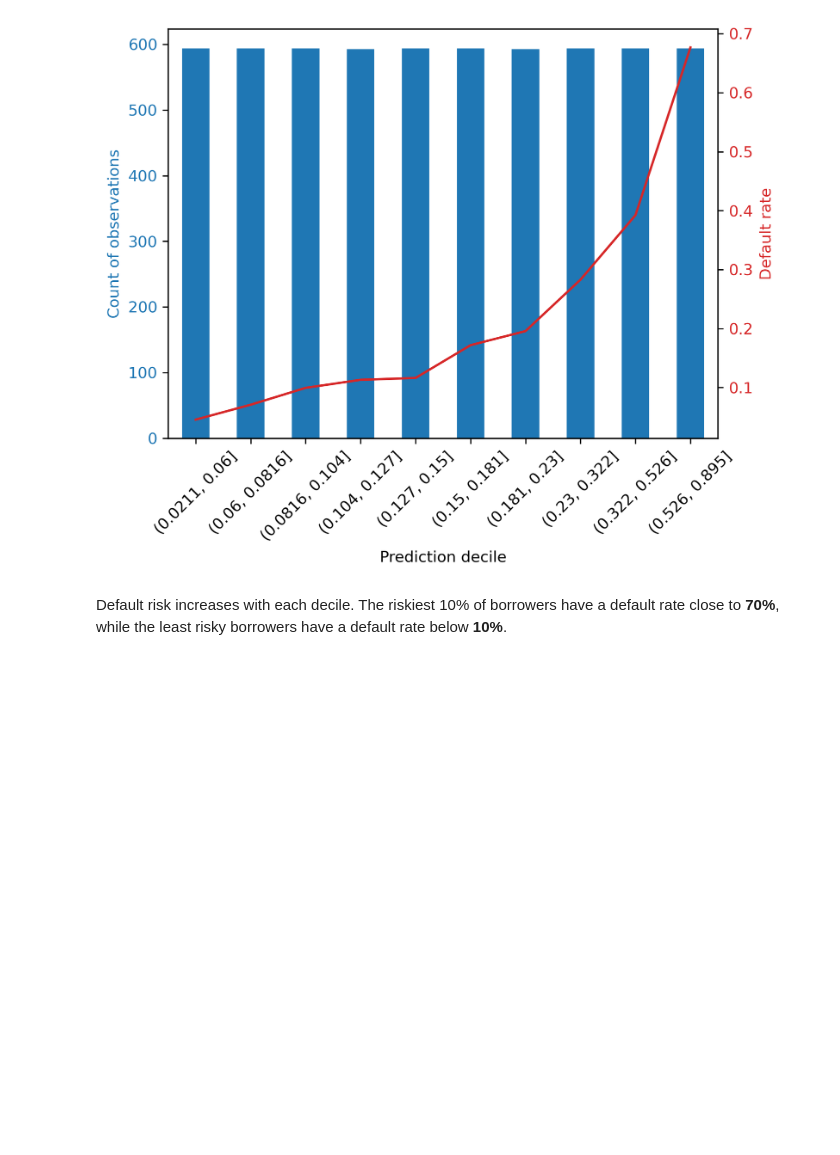
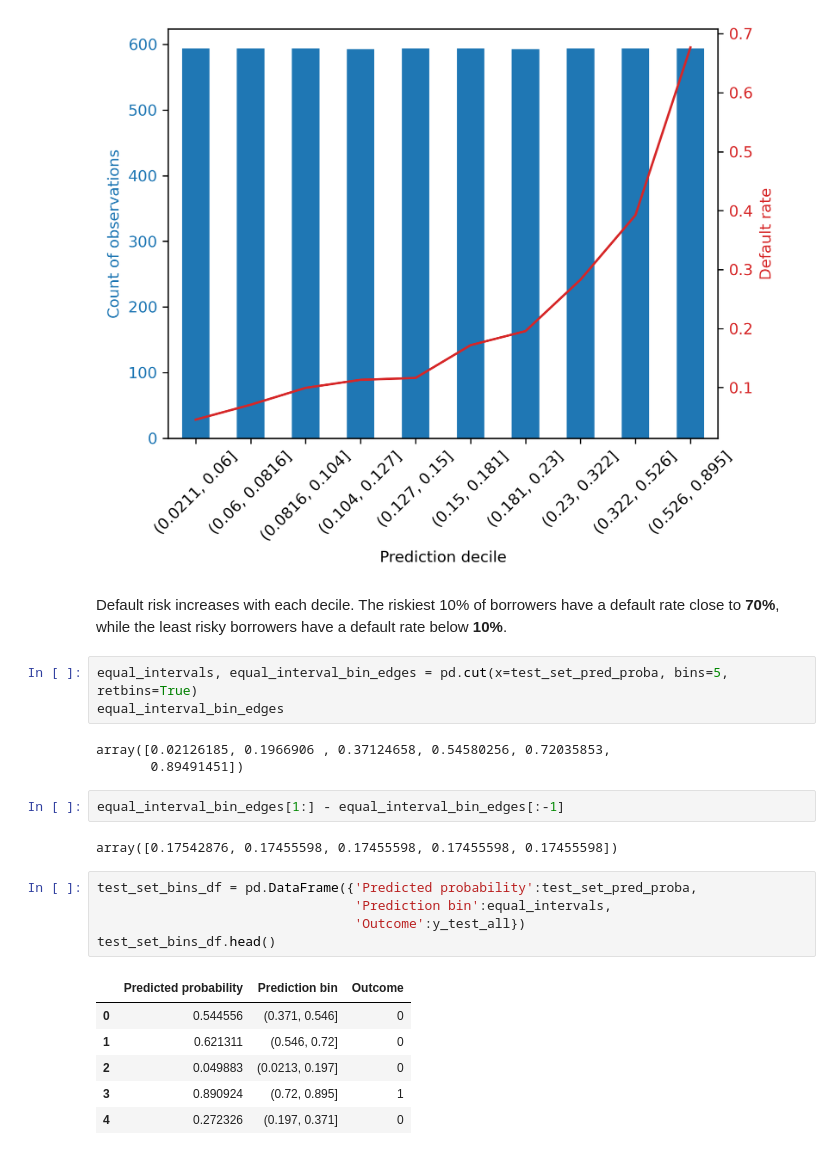
Before and after one commit to yildiramdsa/credit-card-default, a Jupyter notebook: notebooks/model_performance.ipynb, the cells around one changed output. Saved outputs shown, nothing was run; the diff lists cells and outputs as text; blank space fills up the shorter version.

```diff
--- a/notebooks/model_performance.ipynb
+++ b/notebooks/model_performance.ipynb
@@ -93,3 +93,25 @@ ax_2.tick_params(axis='y', labelcolor=color_2)
 [figure]
 # %% [markdown]
 Default risk increases with each decile. The riskiest 10% of borrowers have a default rate close to **70%**, while the least risky borrowers have a default rate below **10%**.
+# %%
+equal_intervals, equal_interval_bin_edges = pd.cut(x=test_set_pred_proba, bins=5, retbins=True)
+equal_interval_bin_edges
+# %% [output]
+array([0.02126185, 0.1966906 , 0.37124658, 0.54580256, 0.72035853,
+       0.89491451])
+# %%
+equal_interval_bin_edges[1:] - equal_interval_bin_edges[:-1]
+# %% [output]
+array([0.17542876, 0.17455598, 0.17455598, 0.17455598, 0.17455598])
+# %%
+test_set_bins_df = pd.DataFrame({'Predicted probability':test_set_pred_proba,
+                                 'Prediction bin':equal_intervals,
+                                 'Outcome':y_test_all})
+test_set_bins_df.head()
+# %% [output]
+|  | Predicted probability | Prediction bin | Outcome |
+| 0 | 0.544556 | (0.371, 0.546] | 0 |
+| 1 | 0.621311 | (0.546, 0.72] | 0 |
+| 2 | 0.049883 | (0.0213, 0.197] | 0 |
+| 3 | 0.890924 | (0.72, 0.895] | 1 |
+| 4 | 0.272326 | (0.197, 0.371] | 0 |
```
Also changed, not shown: 1 other file.
